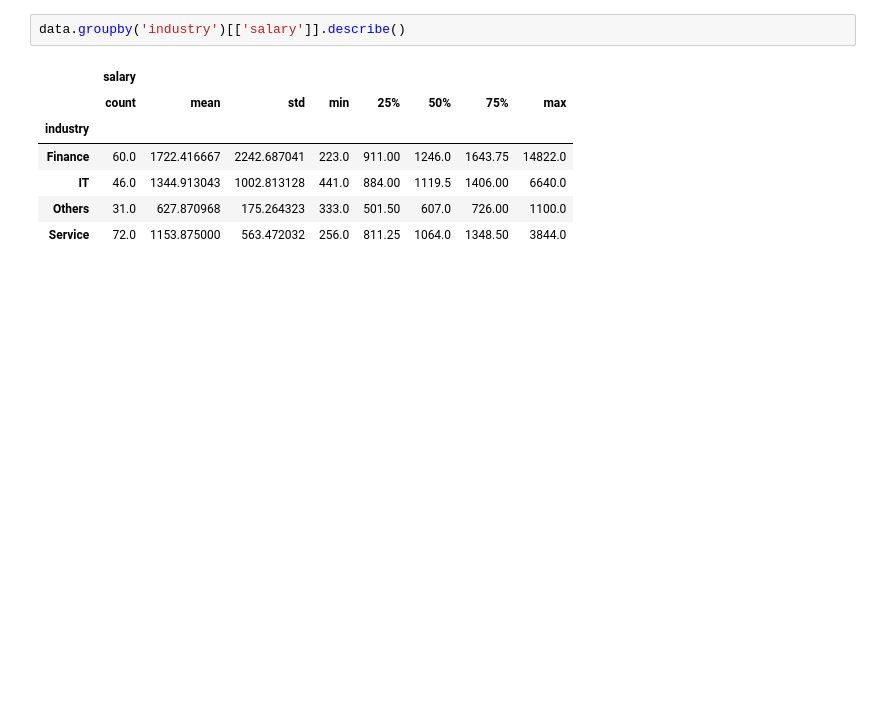
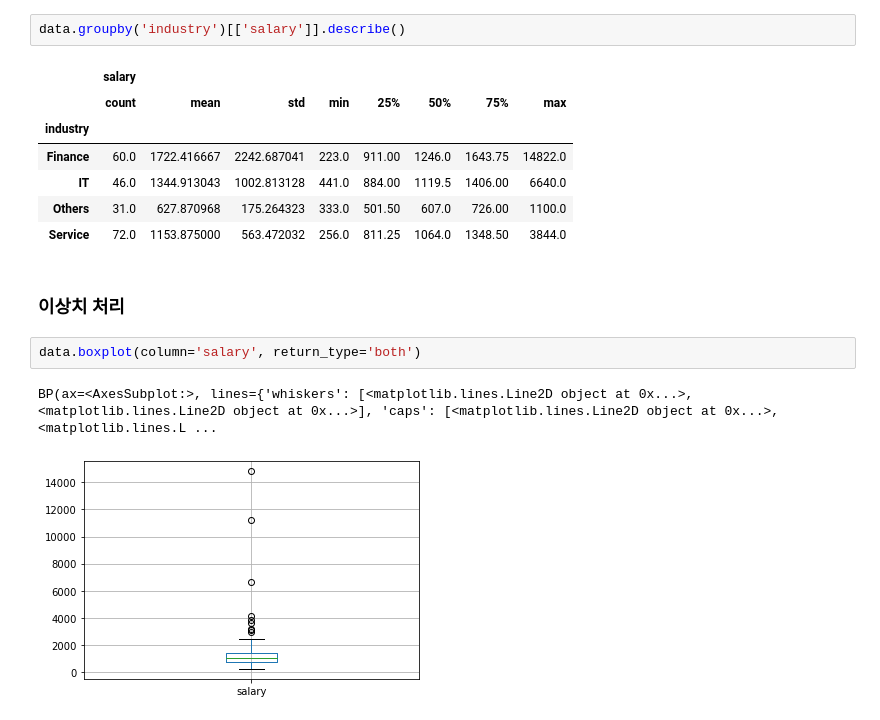
Before and after one commit to 2hongbi/kaggle-python, a Jupyter notebook: src/bigboongi/learn_univariate.ipynb, the cells around one changed output. Cells and saved outputs as stored; diff of their text form; blank space fills up the shorter version.

```diff
--- a/src/bigboongi/learn_univariate.ipynb
+++ b/src/bigboongi/learn_univariate.ipynb
@@ -156,3 +156,10 @@ data.groupby('industry')[['salary']].describe()
 | IT | 46.0 | 1344.913043 | 1002.813128 | 441.0 | 884.00 | 1119.5 | 1406.00 | 6640.0 |
 | Others | 31.0 | 627.870968 | 175.264323 | 333.0 | 501.50 | 607.0 | 726.00 | 1100.0 |
 | Service | 72.0 | 1153.875000 | 563.472032 | 256.0 | 811.25 | 1064.0 | 1348.50 | 3844.0 |
+# %% [markdown]
+### 이상치 처리
+# %%
+data.boxplot(column='salary', return_type='both')
+# %% [output]
+BP(ax=<AxesSubplot:>, lines={'whiskers': [<matplotlib.lines.Line2D object at 0x...>, <matplotlib.lines.Line2D object at 0x...>], 'caps': [<matplotlib.lines.Line2D object at 0x...>, <matplotlib.lines.L ...
+[figure, added]
```
Also changed, not shown: parts of 11 cells of this notebook.
